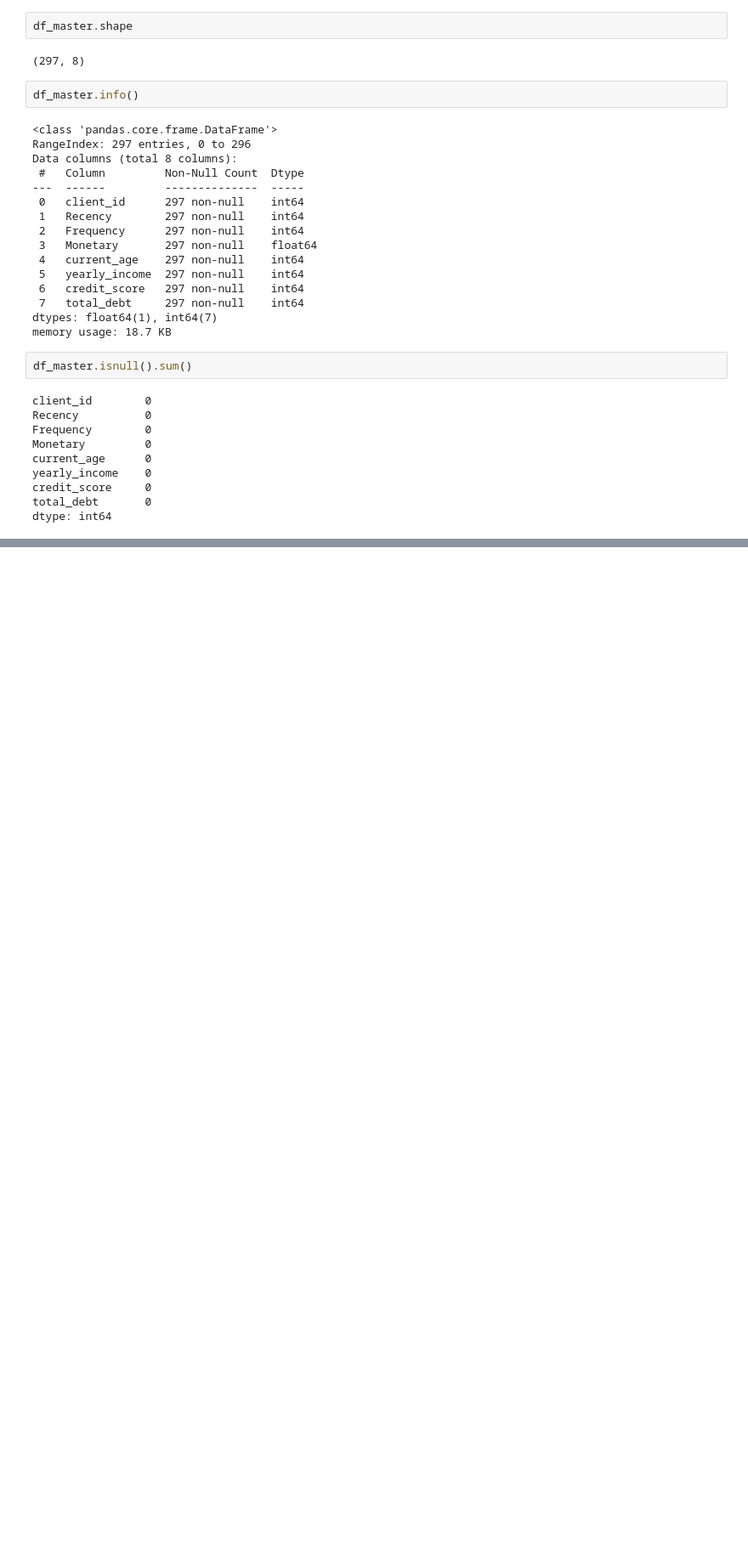
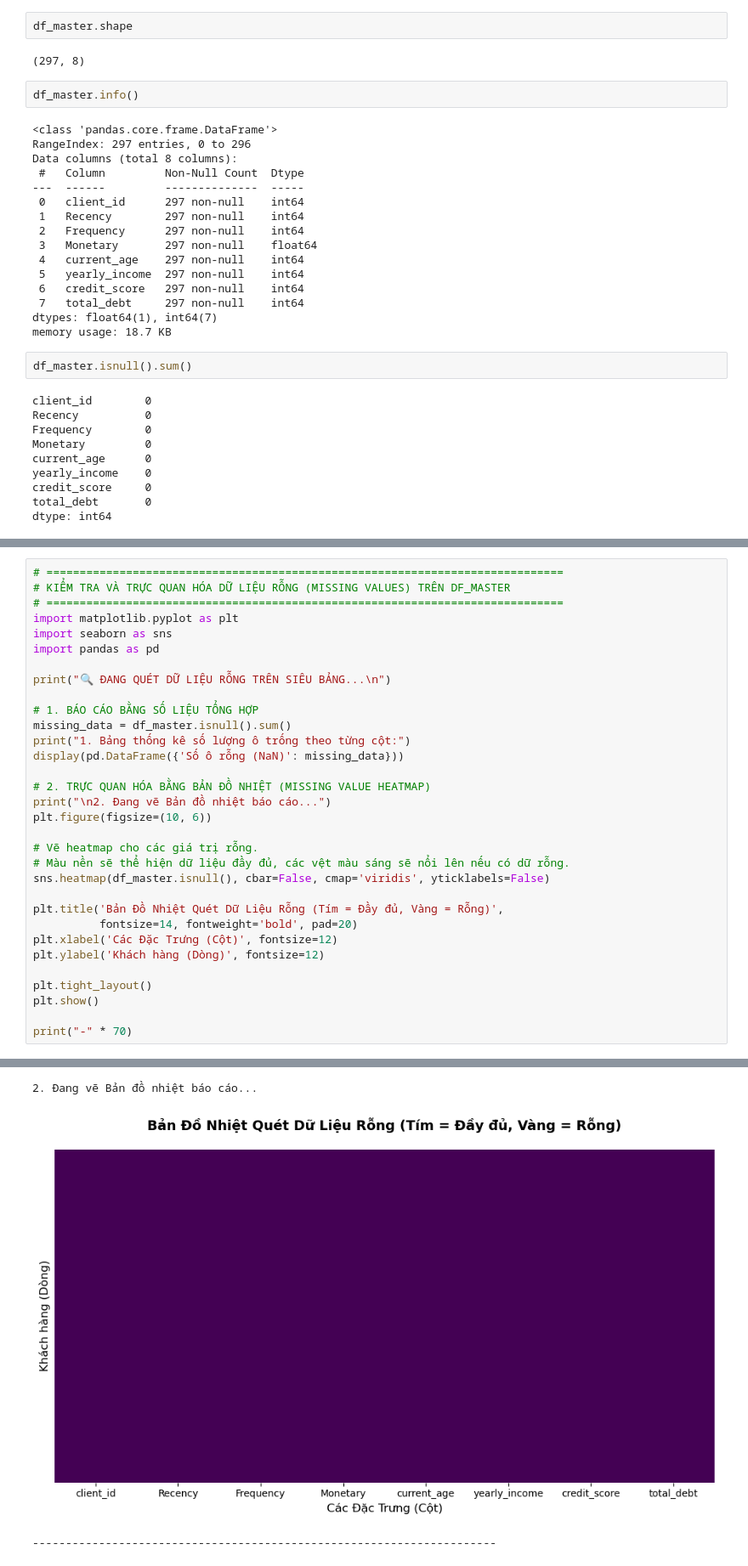
Before and after one commit to PhucBinhhh/DACS_2026, a Jupyter notebook: source_code/02_KMeans_Modeling.ipynb, the cells around one changed output, grey strips where cells are left out. Shown at 85% size. Cells and saved outputs as stored; diff of their text form; blank space fills up the shorter version.

```diff
--- a/source_code/02_KMeans_Modeling.ipynb
+++ b/source_code/02_KMeans_Modeling.ipynb
@@ -68,0 +93,33 @@ dtype: int64
+# %%
+# ==============================================================================
+# KIỂM TRA VÀ TRỰC QUAN HÓA DỮ LIỆU RỖNG (MISSING VALUES) TRÊN DF_MASTER
+# ==============================================================================
+import matplotlib.pyplot as plt
+import seaborn as sns
+import pandas as pd
+
+print("🔍 ĐANG QUÉT DỮ LIỆU RỖNG TRÊN SIÊU BẢNG...\n")
+
+# 1. BÁO CÁO BẰNG SỐ LIỆU TỔNG HỢP
+missing_data = df_master.isnull().sum()
+print("1. Bảng thống kê số lượng ô trống theo từng cột:")
+display(pd.DataFrame({'Số ô rỗng (NaN)': missing_data}))
+
+# 2. TRỰC QUAN HÓA BẰNG BẢN ĐỒ NHIỆT (MISSING VALUE HEATMAP)
+print("\n2. Đang vẽ Bản đồ nhiệt báo cáo...")
+plt.figure(figsize=(10, 6))
+
+# Vẽ heatmap cho các giá trị rỗng.
+# Màu nền sẽ thể hiện dữ liệu đầy đủ, các vệt màu sáng sẽ nổi lên nếu có dữ rỗng.
+sns.heatmap(df_master.isnull(), cbar=False, cmap='viridis', yticklabels=False)
+
+plt.title('Bản Đồ Nhiệt Quét Dữ Liệu Rỗng (Tím = Đầy đủ, Vàng = Rỗng)',
+          fontsize=14, fontweight='bold', pad=20)
+plt.xlabel('Các Đặc Trưng (Cột)', fontsize=12)
+plt.ylabel('Khách hàng (Dòng)', fontsize=12)
+
+plt.tight_layout()
+plt.show()
+
+print("-" * 70)
+# %% [output]
@@ -68,0 +138,3 @@ dtype: int64
+2. Đang vẽ Bản đồ nhiệt báo cáo...
+[figure, added]
+----------------------------------------------------------------------
```
Also changed, not shown: parts of 22 cells of this notebook, 1 other file.
